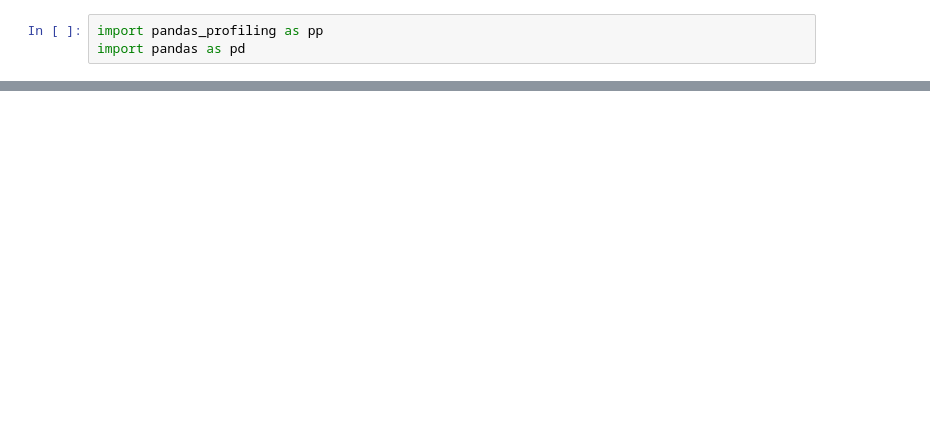
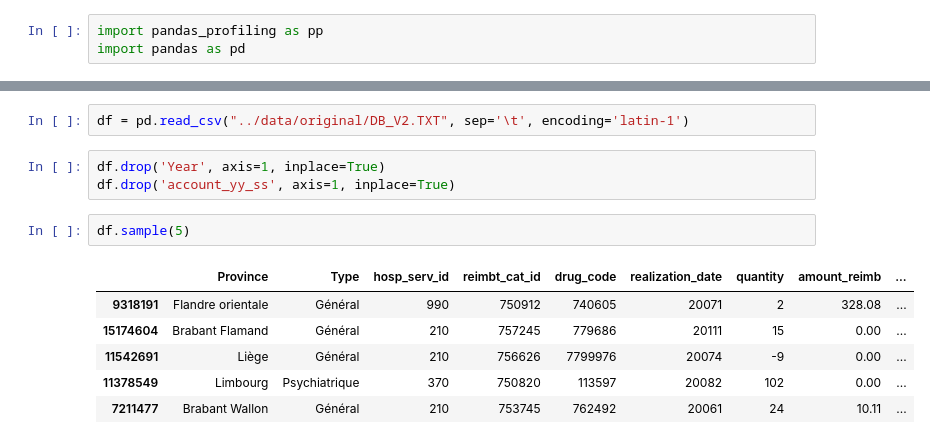
Before and after one commit to albert-kevin/DataforbetterHealth, a Jupyter notebook: code/brice_play_with_the_panda.ipynb, the cells around one changed output, grey strips where cells are left out. Saved outputs shown, nothing was run; the diff lists cells and outputs as text; blank space fills up the shorter version.

```diff
--- a/code/brice_play_with_the_panda.ipynb
+++ b/code/brice_play_with_the_panda.ipynb
@@ -36,0 +17,14 @@ account_yy_ss   Province        Type    hosp_serv_id    reimbt_cat_id   drug_cod
+# %%
+df = pd.read_csv("../data/original/DB_V2.TXT", sep='\t', encoding='latin-1')
+# %%
+df.drop('Year', axis=1, inplace=True)
+df.drop('account_yy_ss', axis=1, inplace=True)
+# %%
+df.sample(5)
+# %% [output]
+|  | Province | Type | hosp_serv_id | reimbt_cat_id | drug_code | realization_date | quantity | amount_reimb | ... |
+| 9318191 | Flandre orientale | Général | 990 | 750912 | 740605 | 20071 | 2 | 328.08 | ... |
+| 15174604 | Brabant Flamand | Général | 210 | 757245 | 779686 | 20111 | 15 | 0.00 | ... |
+| 11542691 | Liège | Général | 210 | 756626 | 7799976 | 20074 | -9 | 0.00 | ... |
+| 11378549 | Limbourg | Psychiatrique | 370 | 750820 | 113597 | 20082 | 102 | 0.00 | ... |
+| 7211477 | Brabant Wallon | Général | 210 | 753745 | 762492 | 20061 | 24 | 10.11 | ... |
```
Also changed, not shown: parts of 18 cells of this notebook, 2 other files.
